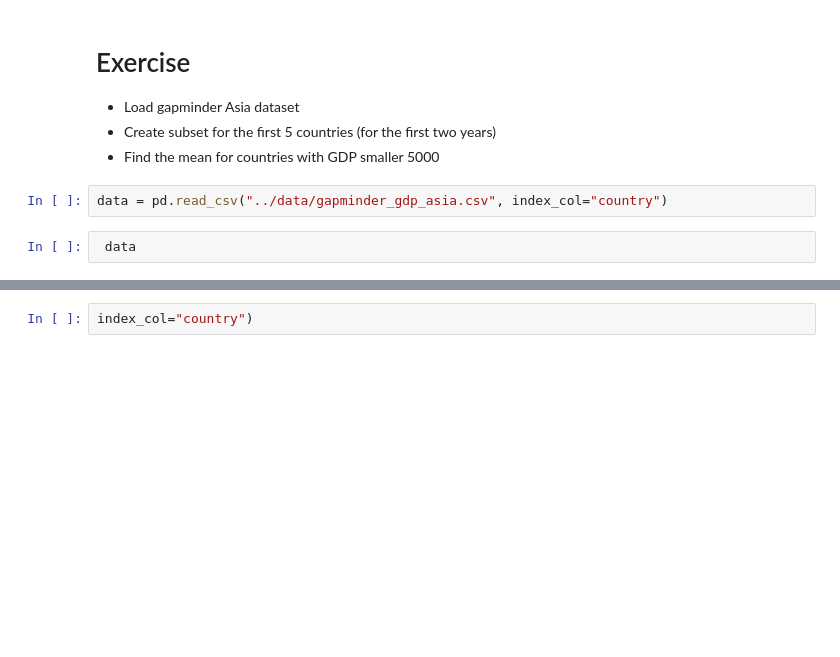
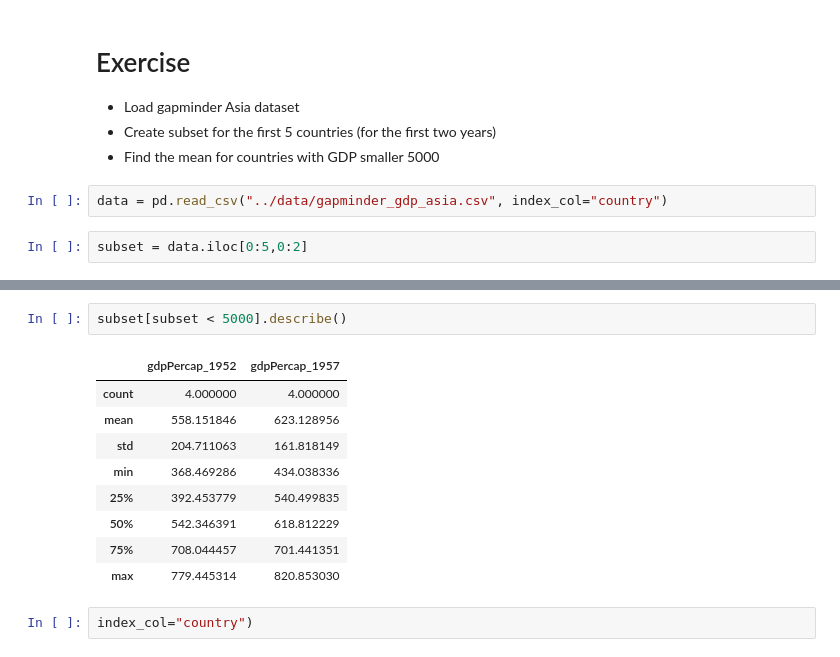
Before and after one commit to paulmaxus/livecode-2025-02-24, a Jupyter notebook: notebooks/working_with_dataframes.ipynb, the cells around one changed output, grey strips where cells are left out. Cells and saved outputs as stored; diff of their text form; blank space fills up the shorter version.

```diff
--- a/notebooks/working_with_dataframes.ipynb
+++ b/notebooks/working_with_dataframes.ipynb
@@ -252,4 +252,4 @@ subset[subset > 10000]
 # %%
 data = pd.read_csv("../data/gapminder_gdp_asia.csv", index_col="country")
 # %%
- data
+subset = data.iloc[0:5,0:2]
@@ -275,2 +266,14 @@ data = pd.read_csv("../data/gapminder_gdp_asia.csv", index_col="country")
+# %%
+subset[subset < 5000].describe()
+# %% [output]
+|  | gdpPercap_1952 | gdpPercap_1957 |
+| count | 4.000000 | 4.000000 |
+| mean | 558.151846 | 623.128956 |
+| std | 204.711063 | 161.818149 |
+| min | 368.469286 | 434.038336 |
+| 25% | 392.453779 | 540.499835 |
+| 50% | 542.346391 | 618.812229 |
+| 75% | 708.044457 | 701.441351 |
+| max | 779.445314 | 820.853030 |
 # %%
 index_col="country")
```
Also changed, not shown: parts of 2 cells of this notebook.
